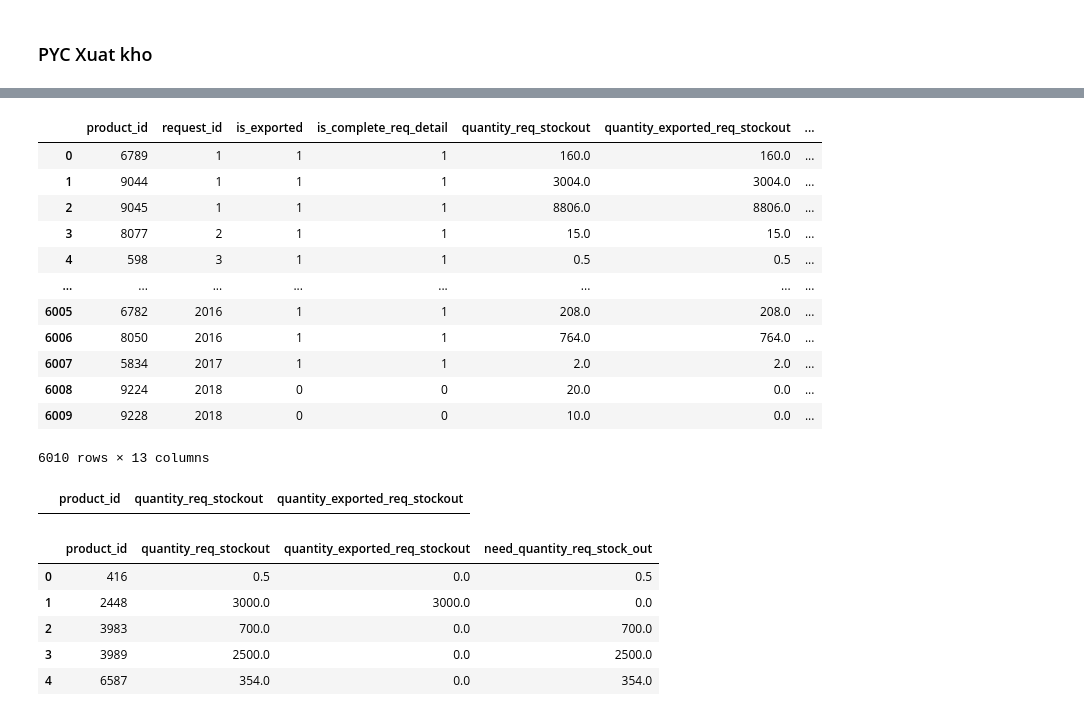
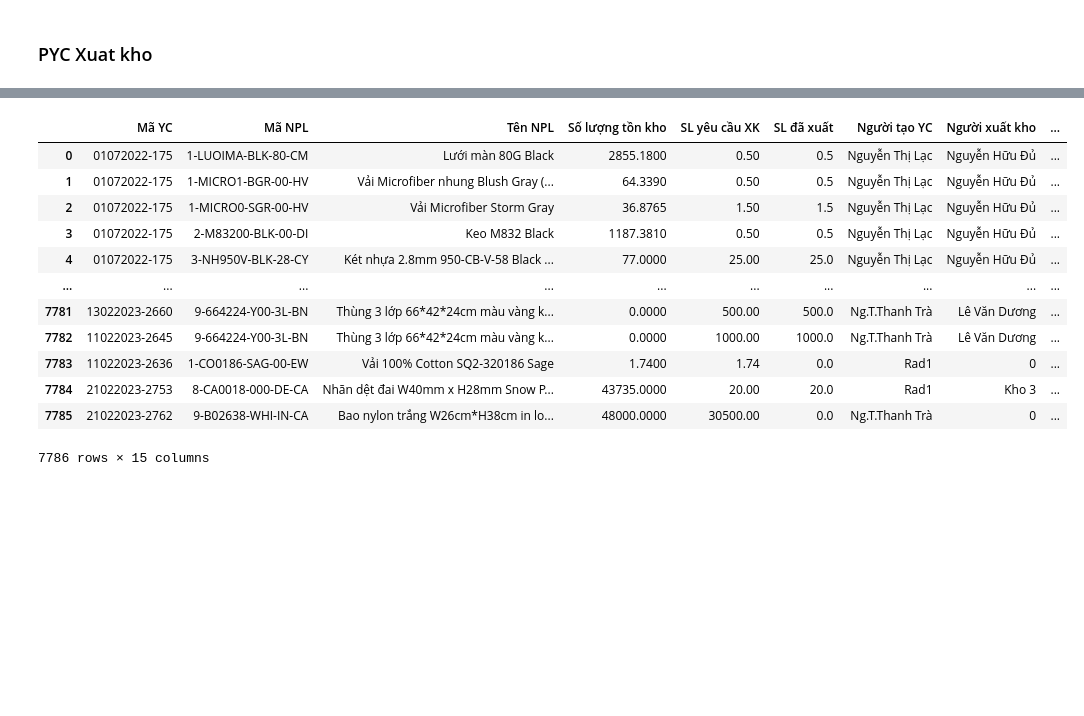
Before and after one commit to Thang1703hrsh/TMSDjango, a Jupyter notebook: temporary/req_stockout.ipynb, the cells around one changed output, grey strips where cells are left out. Cells and saved outputs as stored; diff of their text form; code cells hidden in the pictures; blank space fills up the shorter version.

```diff
--- a/temporary/req_stockout.ipynb
+++ b/temporary/req_stockout.ipynb
@@ -245,48 +210,27 @@ dfReqStockoutProductStockOut
-# %%
-dfReqStockoutProductStockOutMerge           = dfReqStockoutProductStockOut.merge(dfReqStockoutProduct, on = 'request_id' , how = 'right')
-dfReqStockoutProductStockOutMerge
-# %% [output]
-|  | product_id | request_id | is_exported | is_complete_req_detail | quantity_req_stockout | quantity_exported_req_stockout | ... |
-| 0 | 6789 | 1 | 1 | 1 | 160.0 | 160.0 | ... |
-| 1 | 9044 | 1 | 1 | 1 | 3004.0 | 3004.0 | ... |
-| 2 | 9045 | 1 | 1 | 1 | 8806.0 | 8806.0 | ... |
-| 3 | 8077 | 2 | 1 | 1 | 15.0 | 15.0 | ... |
-| 4 | 598 | 3 | 1 | 1 | 0.5 | 0.5 | ... |
-| ... | ... | ... | ... | ... | ... | ... | ... |
-| 6005 | 6782 | 2016 | 1 | 1 | 208.0 | 208.0 | ... |
-| 6006 | 8050 | 2016 | 1 | 1 | 764.0 | 764.0 | ... |
-| 6007 | 5834 | 2017 | 1 | 1 | 2.0 | 2.0 | ... |
-| 6008 | 9224 | 2018 | 0 | 0 | 20.0 | 0.0 | ... |
-| 6009 | 9228 | 2018 | 0 | 0 | 10.0 | 0.0 | ... |
-6010 rows × 13 columns
-# %%
-dfReqStockoutProduct = pd.read_csv('../data_csv/ReqStockoutProduct.csv')
-dfReqStockoutProductStockOut = pd.read_csv('../data_csv/ReqStockoutProductStockOut.csv')
-dfReqStockoutProductStockOut = dfReqStockoutProductStockOut.replace(np.NaN , 0)
-
-dfReqStockoutProductStockOut = dfReqStockoutProductStockOut.groupby(['product_id', 'request_id', 'is_exported',
-                                    'is_complete_req_detail','quantity_req_stockout'], as_index=False)['quantity_exported_req_stockout'].sum()
-dfReqStockoutProductStockOut
-dfReqStockoutProductStockOutMerge           = dfReqStockoutProductStockOut.merge(dfReqStockoutProduct, on = 'request_id' , how = 'right')
-
-dfProductionDetailStockOutNotComplete       = dfReqStockoutProductStockOutMerge[(dfReqStockoutProductStockOutMerge[
-                                        'req_stockout_status'] != 'completed') & (dfReqStockoutProductStockOutMerge[
-                                        'is_complete_req_detail'] != 1) & (dfReqStockoutProductStockOutMerge[
-                                        'req_stockout_status'] != 'review') ]
-
-needQuantityReqStockOut = dfProductionDetailStockOutNotComplete.groupby(['product_id'], as_index=False)['quantity_req_stockout' , 'quantity_exported_req_stockout'].sum()
-needQuantityReqStockOut[needQuantityReqStockOut['product_id'] == 10667]
-# %% [output]
-|  | product_id | quantity_req_stockout | quantity_exported_req_stockout |
-# %%
-needQuantityReqStockOut['need_quantity_req_stock_out'] = needQuantityReqStockOut['quantity_req_stockout'] - needQuantityReqStockOut['quantity_exported_req_stockout']
-needQuantityReqStockOut.loc[(needQuantityReqStockOut['need_quantity_req_stock_out'] < 0), 'need_quantity_req_stock_out'] = 0
-
-needQuantityReqStockOut.head(5)
-# %% [output]
-|  | product_id | quantity_req_stockout | quantity_exported_req_stockout | need_quantity_req_stock_out |
-| 0 | 416 | 0.5 | 0.0 | 0.5 |
-| 1 | 2448 | 3000.0 | 3000.0 | 0.0 |
-| 2 | 3983 | 700.0 | 0.0 | 700.0 |
-| 3 | 3989 | 2500.0 | 0.0 | 2500.0 |
-| 4 | 6587 | 354.0 | 0.0 | 354.0 |
+# %%
+dfReqStockoutTotal = dfReqStockoutProductStockOutSum.drop(columns= {'product_id' , 'request_id' , 'creator_id'})
+
+new_col1 = ['req_stockout_code', 'product_code' , 'name' , 'quantity_product' ,'quantity_req_stockout' ,'quantity_exported_req_stockout', 'fullname_req', 'fullname' ,
+      'reason', 'time_create', 'time_stock_out', 'is_exported' , 'is_complete_req_detail' , 'is_complete_req' , 'req_stockout_status']
+
+dfReqStockoutTotal= dfReqStockoutTotal.reindex(columns=new_col1)
+
+dfReqStockoutTotal.rename(columns = {'req_stockout_code':'Mã YC' , 'product_code': 'Mã NPL', 'name': 'Tên NPL' , 'quantity_product': 'Số lượng tồn kho',
+                                             'quantity_req_stockout': 'SL yêu cầu XK', 'quantity_exported_req_stockout': 'SL đã xuất', 'fullname_req': 'Người tạo YC',
+                                        'fullname': 'Người xuất kho' , 'reason': 'Lý do' , 'time_create': 'Ngày YC' , 'time_stock_out': 'Ngày xuất kho',
+                                        'is_exported':'Đã xuất kho?' , 'is_complete_req_detail' : 'NPL trong PYC hoàn tất?' , 'is_complete_req' : 'PYC hoàn tất?' , "req_stockout_status" : 'Trạng thái PYC'}, inplace = True)
+dfReqStockoutTotal
+# %% [output]
+|  | Mã YC | Mã NPL | Tên NPL | Số lượng tồn kho | SL yêu cầu XK | SL đã xuất | Người tạo YC | Người xuất kho | ... |
+| 0 | 01072022-175 | 1-LUOIMA-BLK-80-CM | Lưới màn 80G Black | 2855.1800 | 0.50 | 0.5 | Nguyễn Thị Lạc | Nguyễn Hữu Đủ | ... |
+| 1 | 01072022-175 | 1-MICRO1-BGR-00-HV | Vải Microfiber nhung Blush Gray (... | 64.3390 | 0.50 | 0.5 | Nguyễn Thị Lạc | Nguyễn Hữu Đủ | ... |
+| 2 | 01072022-175 | 1-MICRO0-SGR-00-HV | Vải Microfiber Storm Gray | 36.8765 | 1.50 | 1.5 | Nguyễn Thị Lạc | Nguyễn Hữu Đủ | ... |
+| 3 | 01072022-175 | 2-M83200-BLK-00-DI | Keo M832 Black | 1187.3810 | 0.50 | 0.5 | Nguyễn Thị Lạc | Nguyễn Hữu Đủ | ... |
+| 4 | 01072022-175 | 3-NH950V-BLK-28-CY | Két nhựa 2.8mm 950-CB-V-58 Black ... | 77.0000 | 25.00 | 25.0 | Nguyễn Thị Lạc | Nguyễn Hữu Đủ | ... |
+| ... | ... | ... | ... | ... | ... | ... | ... | ... | ... |
+| 7781 | 13022023-2660 | 9-664224-Y00-3L-BN | Thùng 3 lớp 66*42*24cm màu vàng k... | 0.0000 | 500.00 | 500.0 | Ng.T.Thanh Trà | Lê Văn Dương | ... |
+| 7782 | 11022023-2645 | 9-664224-Y00-3L-BN | Thùng 3 lớp 66*42*24cm màu vàng k... | 0.0000 | 1000.00 | 1000.0 | Ng.T.Thanh Trà | Lê Văn Dương | ... |
+| 7783 | 11022023-2636 | 1-CO0186-SAG-00-EW | Vải 100% Cotton SQ2-320186 Sage | 1.7400 | 1.74 | 0.0 | Rad1 | 0 | ... |
+| 7784 | 21022023-2753 | 8-CA0018-000-DE-CA | Nhãn dệt đai W40mm x H28mm Snow P... | 43735.0000 | 20.00 | 20.0 | Rad1 | Kho 3 | ... |
+| 7785 | 21022023-2762 | 9-B02638-WHI-IN-CA | Bao nylon trắng W26cm*H38cm in lo... | 48000.0000 | 30500.00 | 0.0 | Ng.T.Thanh Trà | 0 | ... |
+7786 rows × 15 columns
```
Also changed, not shown: parts of 12 cells of this notebook, 6 other files.
